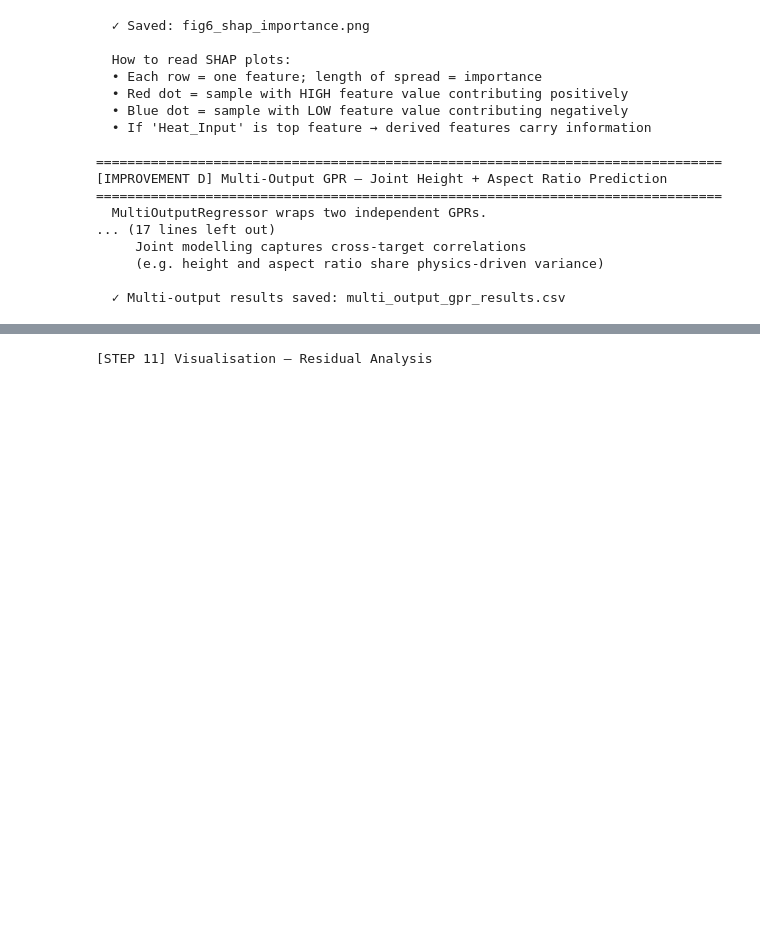
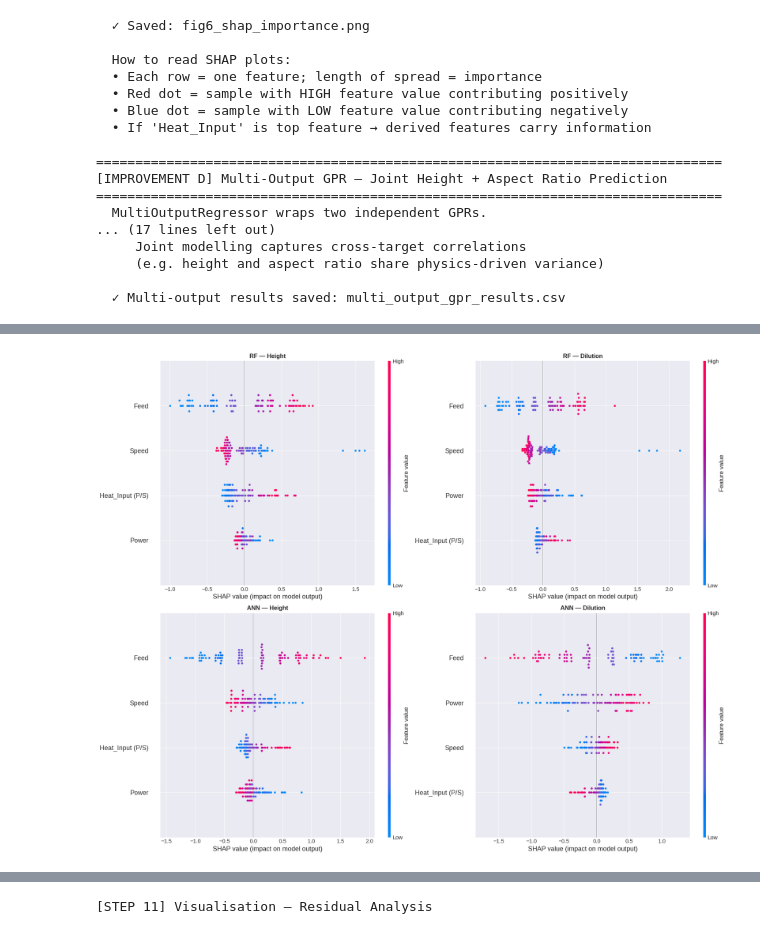
Before and after one commit to LALAPILANE197/LMD_Modelling, a Jupyter notebook: notebook1/07_all_improved.ipynb, the cells around one changed output, grey strips where cells are left out. Drawn from its saved outputs; the diff is of its cells as text; code cells hidden in the pictures; blank space fills up the shorter version.

Commit message:
updated all improved notebook with correct data

```diff
--- a/notebook1/07_all_improved.ipynb
+++ b/notebook1/07_all_improved.ipynb
@@ -1374,3 +1374,96 @@ print("\n  ✓ Multi-output results saved: multi_output_gpr_results.csv")
      (e.g. height and aspect ratio share physics-driven variance)
 
   ✓ Multi-output results saved: multi_output_gpr_results.csv
+# %%
+# ─────────────────────────────────────────────────────────────────────────────
+# IMPROVEMENT C — SHAP FEATURE IMPORTANCE (CORRECTED)
+# Bug fix: feature_names now has 4 entries matching X_scaled (4 columns)
+# Uses TreeExplainer (RF) and KernelExplainer+kmeans (ANN) correctly
+# ─────────────────────────────────────────────────────────────────────────────
+if SHAP_AVAILABLE:
+    print("\n" + "=" * 80)
+    print("[IMPROVEMENT C] SHAP Feature Importance (bug-fixed)")
+    print("=" * 80)
+    print("  Confirming feature alignment:")
+    print(f"  X_scaled shape      = {X_scaled.shape}          ← {X_scaled.shape[1]} columns")
+    print(f"  FEATURE_NAMES count = {len(FEATURE_NAMES)}       ← must match")
+    assert X_scaled.shape[1] == len(FEATURE_NAMES), \
+        f"MISMATCH: {X_scaled.shape[1]} cols vs {len(FEATURE_NAMES)} names"
+    print("  ✓ Shapes match — SHAP will not crash\n")
+
+    # Refit models on full data (SHAP needs fitted estimators, not CV objects)
+    rf_h_fit = models_H['RF'];  rf_h_fit.fit(X_scaled, y_height_scaled)
+    rf_d_fit = models_D['RF'];  rf_d_fit.fit(X_scaled, y_dilution_scaled)
+    ann_h_fit = models_H['ANN']; ann_h_fit.fit(X_scaled, y_height_scaled)
+    ann_d_fit = models_D['ANN']; ann_d_fit.fit(X_scaled, y_dilution_scaled)
+
+    fig = plt.figure(figsize=(18, 14))
+    """
+    fig.suptitle(
+        'SHAP Feature Importance — Which LMD Parameters Drive Predictions?\n'
+        'Dot colour: Red = high feature value  |  Blue = low feature value\n'
+        'Horizontal spread: magnitude of impact on model output',
+        fontsize=11, fontweight='bold'
+    )
+
+    """
+    gs = gridspec.GridSpec(2, 2, figure=fig)
+
+    # ── RF Height (TreeExplainer — exact, fast) ───────────────────────────────
+    print("  Computing SHAP: RF (Height)  — TreeExplainer...")
+    ax1 = fig.add_subplot(gs[0, 0])
+    plt.sca(ax1)
+    exp_rf_h  = shap.TreeExplainer(rf_h_fit)
+    sv_rf_h   = exp_rf_h.shap_values(X_scaled)
+    shap.summary_plot(sv_rf_h, X_scaled, feature_names=FEATURE_NAMES,
+                      show=False, plot_size=None)
+    ax1.set_title('RF — Height', fontweight='bold')
+
+    # ── RF Dilution ────────────────────────────────────────────────────────
+    print("  Computing SHAP: RF (Dilution) — TreeExplainer...")
+    ax2 = fig.add_subplot(gs[0, 1])
+    plt.sca(ax2)
+    exp_rf_a  = shap.TreeExplainer(rf_a_fit)
+    sv_rf_a   = exp_rf_a.shap_values(X_scaled)
+    shap.summary_plot(sv_rf_a, X_scaled, feature_names=FEATURE_NAMES,
+                      show=False, plot_size=None)
+    ax2.set_title('RF — Dilution', fontweight='bold')
+
+    # ── ANN Height (KernelExplainer + kmeans background) ─────────────────────
+    # kmeans(X, k) compresses 89 samples to k representative background points
+    # This speeds up KernelExplainer while preserving feature distribution
+    print("  Computing SHAP: ANN (Height) — KernelExplainer+kmeans (may take ~60s)...")
+    bg_h      = shap.kmeans(X_scaled, 30)
+    exp_ann_h = shap.KernelExplainer(ann_h_fit.predict, bg_h)
+    sv_ann_h  = exp_ann_h.shap_values(X_scaled, nsamples=150, l1_reg='num_features(4)')
+
+    ax3 = fig.add_subplot(gs[1, 0])
+    plt.sca(ax3)
+    shap.summary_plot(sv_ann_h, X_scaled, feature_names=FEATURE_NAMES,
+                      show=False, plot_size=None)
+    ax3.set_title('ANN — Height', fontweight='bold')
+
+    # ── ANN Dilution ───────────────────────────────────────────────────────
+    print("  Computing SHAP: ANN (Dilution) — KernelExplainer+kmeans...")
+    bg_d      = shap.kmeans(X_scaled, 30)
+    exp_ann_d = shap.KernelExplainer(ann_d_fit.predict, bg_d)
+    sv_ann_d  = exp_ann_d.shap_values(X_scaled, nsamples=150, l1_reg='num_features(4)')
+
+    ax4 = fig.add_subplot(gs[1, 1])
+    plt.sca(ax4)
+    shap.summary_plot(sv_ann_d, X_scaled, feature_names=FEATURE_NAMES,
+                      show=False, plot_size=None)
+    ax4.set_title('ANN — Dilution', fontweight='bold')
+
+    plt.tight_layout()
+    plt.savefig('fig6d_shap_importance.png', dpi=300, bbox_inches='tight')
+    plt.show()
+    print("  ✓ Saved: fig6d_shap_importance.png")
+    print("\n  How to read SHAP plots:")
+    print("  • Each row = one feature; length of spread = importance")
+    print("  • Red dot = sample with HIGH feature value contributing positively")
+    print("  • Blue dot = sample with LOW feature value contributing negatively")
+    print("  • If 'Heat_Input' is top feature → derived features carry information")
+else:
+    print("\n  ⚠️  SHAP skipped — install with: pip install shap")
+# %% [output]
@@ -1376,0 +1482 @@ print("\n  ✓ Multi-output results saved: multi_output_gpr_results.csv")
+[figure, added]
```
Also changed, not shown: parts of 10 cells of this notebook, 49 other files.
